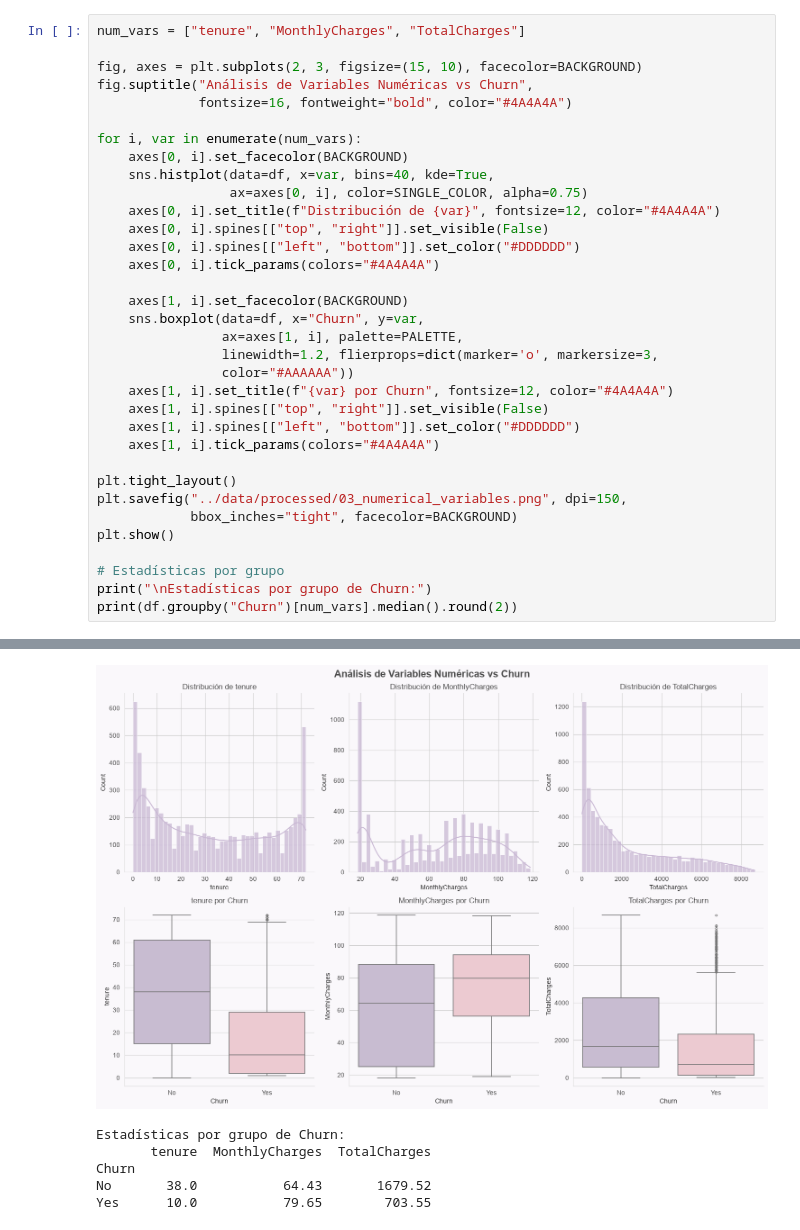
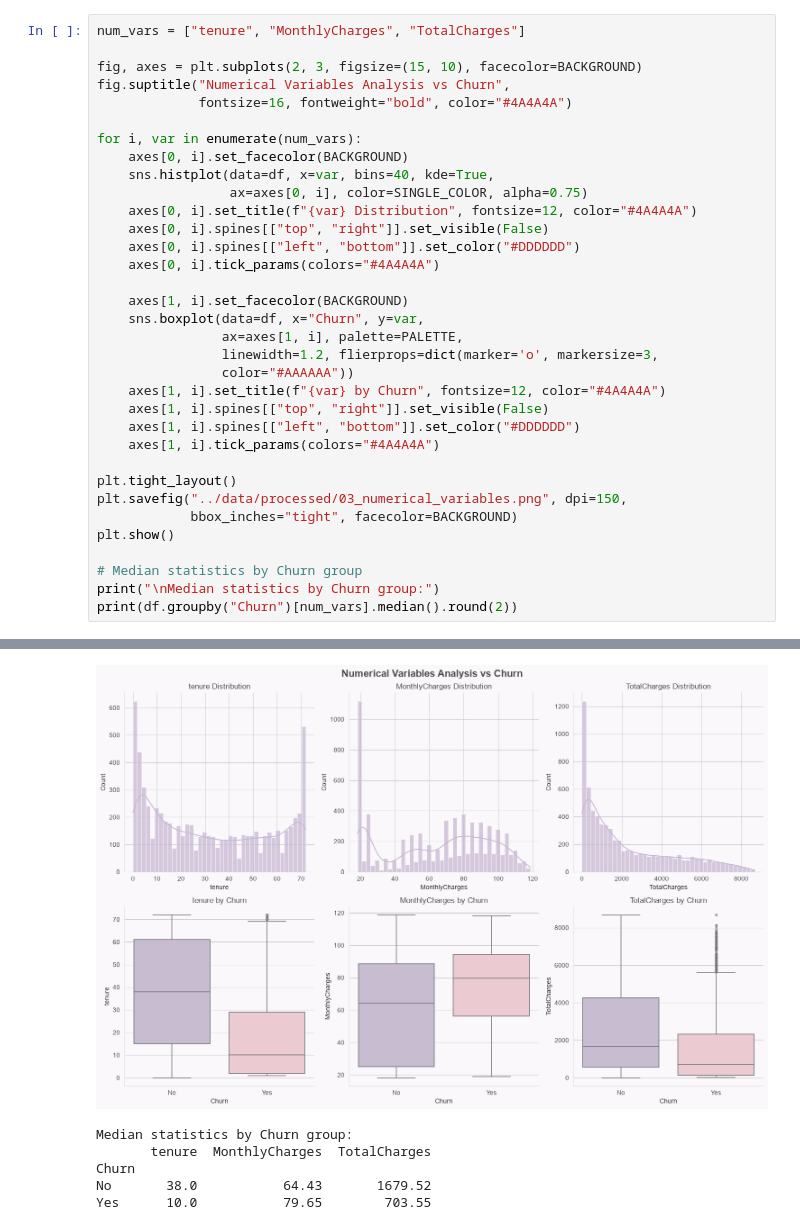
Before and after one commit to dayanaalconz/churn-prediction-pipeline, a Jupyter notebook: notebooks/01_eda.ipynb, the cells around one changed output, grey strips where cells are left out. Cells and saved outputs as stored; diff of their text form.

```diff
--- a/notebooks/01_eda.ipynb
+++ b/notebooks/01_eda.ipynb
@@ -253,50 +255,50 @@ distribución y su relación con el churn.
 num_vars = ["tenure", "MonthlyCharges", "TotalCharges"]
 
 fig, axes = plt.subplots(2, 3, figsize=(15, 10), facecolor=BACKGROUND)
-fig.suptitle("Análisis de Variables Numéricas vs Churn",
+fig.suptitle("Numerical Variables Analysis vs Churn",
              fontsize=16, fontweight="bold", color="#4A4A4A")
 
 for i, var in enumerate(num_vars):
     axes[0, i].set_facecolor(BACKGROUND)
     sns.histplot(data=df, x=var, bins=40, kde=True,
                  ax=axes[0, i], color=SINGLE_COLOR, alpha=0.75)
-    axes[0, i].set_title(f"Distribución de {var}", fontsize=12, color="#4A4A4A")
+    axes[0, i].set_title(f"{var} Distribution", fontsize=12, color="#4A4A4A")
     axes[0, i].spines[["top", "right"]].set_visible(False)
     axes[0, i].spines[["left", "bottom"]].set_color("#DDDDDD")
     axes[0, i].tick_params(colors="#4A4A4A")
 
     axes[1, i].set_facecolor(BACKGROUND)
     sns.boxplot(data=df, x="Churn", y=var,
                 ax=axes[1, i], palette=PALETTE,
                 linewidth=1.2, flierprops=dict(marker='o', markersize=3,
                 color="#AAAAAA"))
-    axes[1, i].set_title(f"{var} por Churn", fontsize=12, color="#4A4A4A")
+    axes[1, i].set_title(f"{var} by Churn", fontsize=12, color="#4A4A4A")
     axes[1, i].spines[["top", "right"]].set_visible(False)
     axes[1, i].spines[["left", "bottom"]].set_color("#DDDDDD")
     axes[1, i].tick_params(colors="#4A4A4A")
 
 plt.tight_layout()
 plt.savefig("../data/processed/03_numerical_variables.png", dpi=150,
             bbox_inches="tight", facecolor=BACKGROUND)
 plt.show()
 
-# Estadísticas por grupo
-print("\nEstadísticas por grupo de Churn:")
+# Median statistics by Churn group
+print("\nMedian statistics by Churn group:")
 print(df.groupby("Churn")[num_vars].median().round(2))
 # %% [output]
 Passing `palette` without assigning `hue` is deprecated and will be removed in v0.14.0. Assign the `x` variable to `hue` and set `legend=False` for the same effect.
 
   sns.boxplot(data=df, x="Churn", y=var,
 
 Passing `palette` without assigning `hue` is deprecated and will be removed in v0.14.0. Assign the `x` variable to `hue` and set `legend=False` for the same effect.
 
   sns.boxplot(data=df, x="Churn", y=var,
 
 Passing `palette` without assigning `hue` is deprecated and will be removed in v0.14.0. Assign the `x` variable to `hue` and set `legend=False` for the same effect.
 
   sns.boxplot(data=df, x="Churn", y=var,
-[figure, old version]
+[figure, new version]
-Estadísticas por grupo de Churn:
+Median statistics by Churn group:
        tenure  MonthlyCharges  TotalCharges
 Churn
 No       38.0           64.43       1679.52
```
Also changed, not shown: parts of 19 cells of this notebook.
